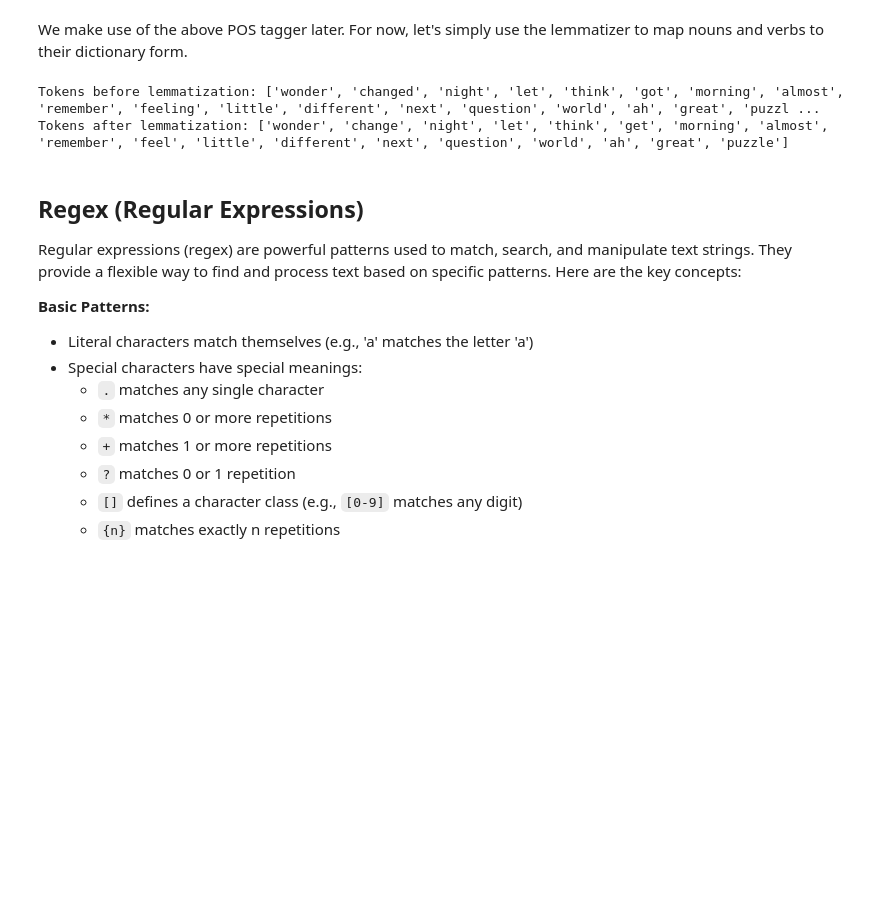
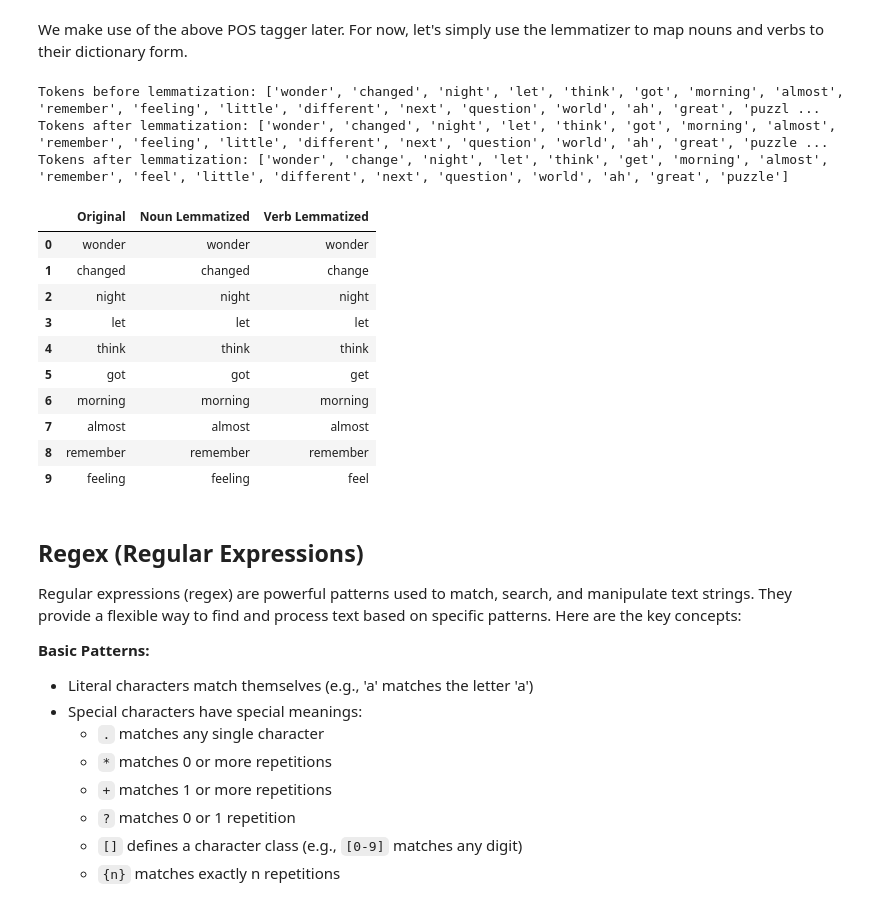
Before and after one commit to ccomploj/code, a Jupyter notebook: 01_Basics_of_NLP_and_Text_Cleaning.ipynb, the cells around one changed output. Saved outputs shown, nothing was run; the diff lists cells and outputs as text; code cells hidden in the pictures; blank space fills up the shorter version.

```diff
--- a/01_Basics_of_NLP_and_Text_Cleaning.ipynb
+++ b/01_Basics_of_NLP_and_Text_Cleaning.ipynb
@@ -612,14 +671,35 @@ We make use of the above POS tagger later. For now, let's simply use the lemmati
 # %%
 # goes through each word in the list tokens3, applies lemmatization with noun (pos='n') as the part of speech.
 tokens4 = [lemmatizer.lemmatize(word, pos='n') for word in tokens3]
 # re-lemmatizes each word in the newly created tokens4, but this time with verb (pos='v') as the part of speech.
-tokens4 = [lemmatizer.lemmatize(word, pos='v') for word in tokens4]
+tokens5 = [lemmatizer.lemmatize(word, pos='v') for word in tokens3]
 # This double lemmatization step helps capture words in their base forms for both noun and verb contexts.
-print('Tokens before lemmatization:',tokens3)
-print('Tokens after lemmatization:',tokens4)
+print('Tokens before lemmatization:',tokens3) # returns original
+print('Tokens after lemmatization:',tokens4) # returns nouns
+print('Tokens after lemmatization:',tokens5) # returns verbs
+
+import pandas as pd
+df = pd.DataFrame({
+    "Original": tokens3,
+    "Noun Lemmatized": tokens4,
+    "Verb Lemmatized": tokens5
+})
+df.head(10)
 # %% [output]
 Tokens before lemmatization: ['wonder', 'changed', 'night', 'let', 'think', 'got', 'morning', 'almost', 'remember', 'feeling', 'little', 'different', 'next', 'question', 'world', 'ah', 'great', 'puzzl ...
+Tokens after lemmatization: ['wonder', 'changed', 'night', 'let', 'think', 'got', 'morning', 'almost', 'remember', 'feeling', 'little', 'different', 'next', 'question', 'world', 'ah', 'great', 'puzzle ...
 Tokens after lemmatization: ['wonder', 'change', 'night', 'let', 'think', 'get', 'morning', 'almost', 'remember', 'feel', 'little', 'different', 'next', 'question', 'world', 'ah', 'great', 'puzzle']
+|  | Original | Noun Lemmatized | Verb Lemmatized |
+| 0 | wonder | wonder | wonder |
+| 1 | changed | changed | change |
+| 2 | night | night | night |
+| 3 | let | let | let |
+| 4 | think | think | think |
+| 5 | got | got | get |
+| 6 | morning | morning | morning |
+| 7 | almost | almost | almost |
+| 8 | remember | remember | remember |
+| 9 | feeling | feeling | feel |
 # %% [markdown]
 ## Regex (Regular Expressions)
 
```
Also changed, not shown: parts of 24 cells of this notebook.
